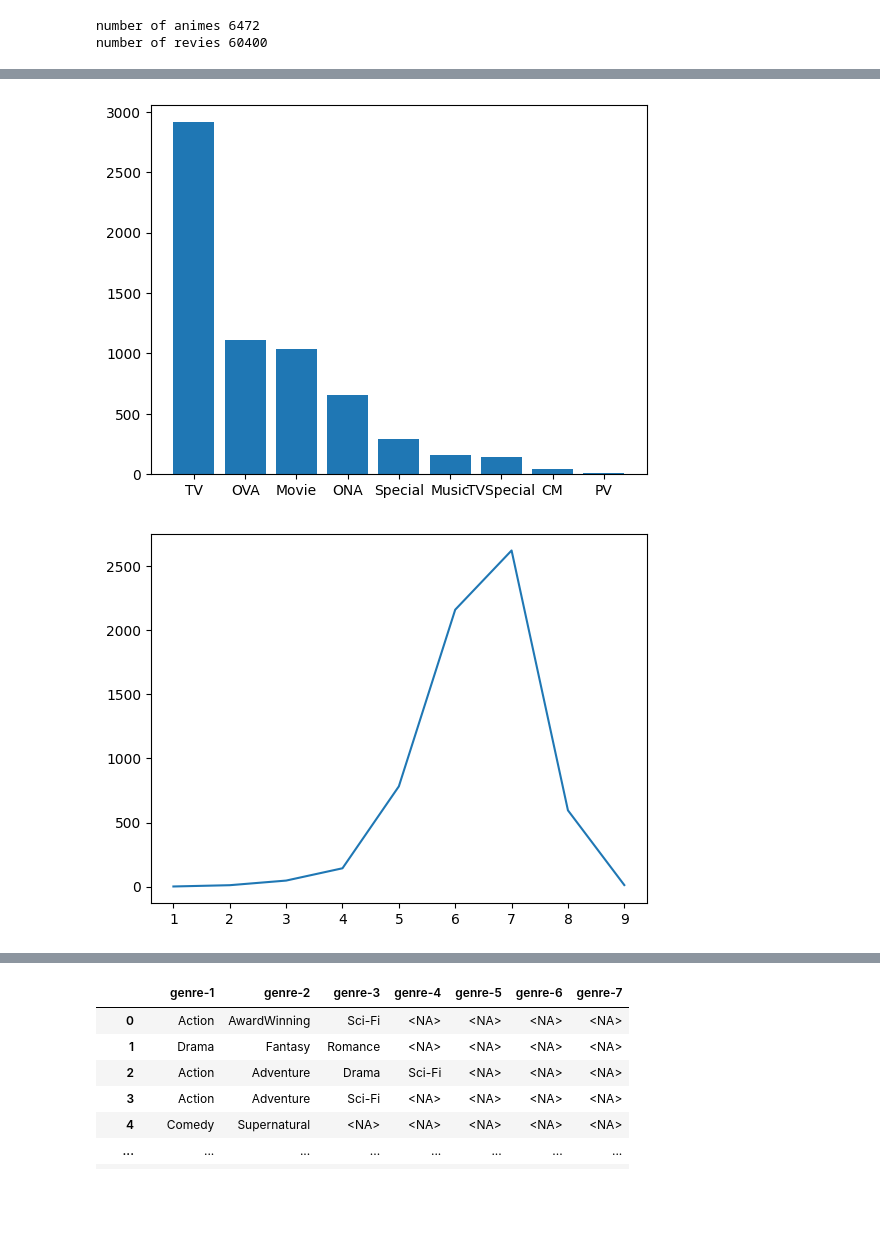
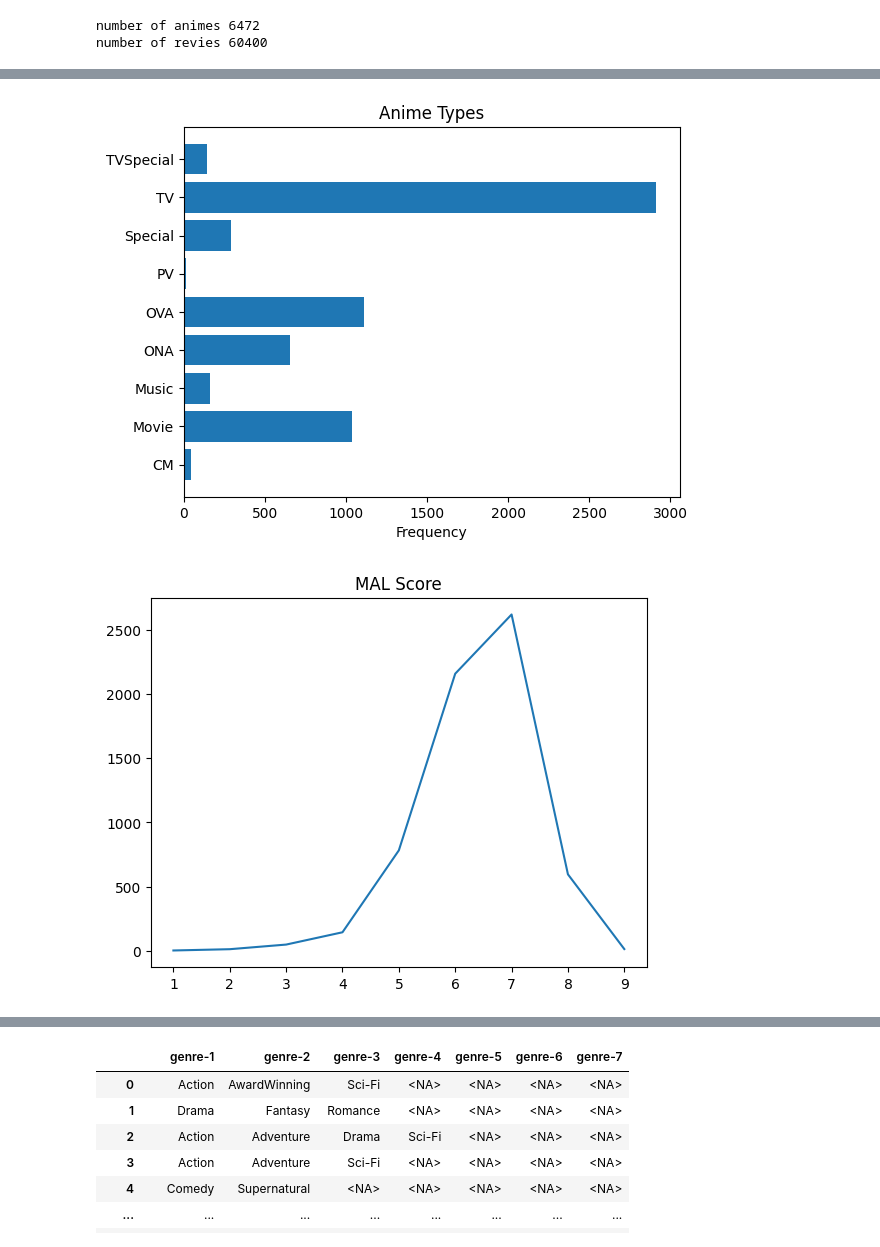
Before and after one commit to PyroSama07/rapidAnime_Recommender, a Jupyter notebook: get_graphs.ipynb, the cells around one changed output, grey strips where cells are left out. Saved outputs shown, nothing was run; the diff lists cells and outputs as text; code cells hidden in the pictures; blank space fills up the shorter version.

Commit message:
image changes

```diff
--- a/get_graphs.ipynb
+++ b/get_graphs.ipynb
@@ -25,17 +29,20 @@ values = animes['type'].value_counts().to_dict().values()
 # %%
-plt.bar(keys,values)
+plt.barh(keys,values)
+plt.title('Anime Types')
+plt.xlabel('Frequency')
 plt.savefig('images/anime_type_barplot.png')
 # %% [output]
-[figure, old version]
+[figure, new version]
 # %%
 scores = animes['score'].astype(int).value_counts().to_dict()
 keys = sorted(scores)
 values = [scores[key] for key in keys]
 # %%
 plt.plot(keys,values)
+plt.title('MAL Score')
 plt.savefig('images/anime_score_lineplot.png')
 # %% [output]
-[figure, old version]
+[figure, new version]
 # %%
 ratings = animes['rating'].value_counts().to_dict()
 keys = sorted(ratings.keys())
```
Also changed, not shown: parts of 5 cells of this notebook, 3 other files.
